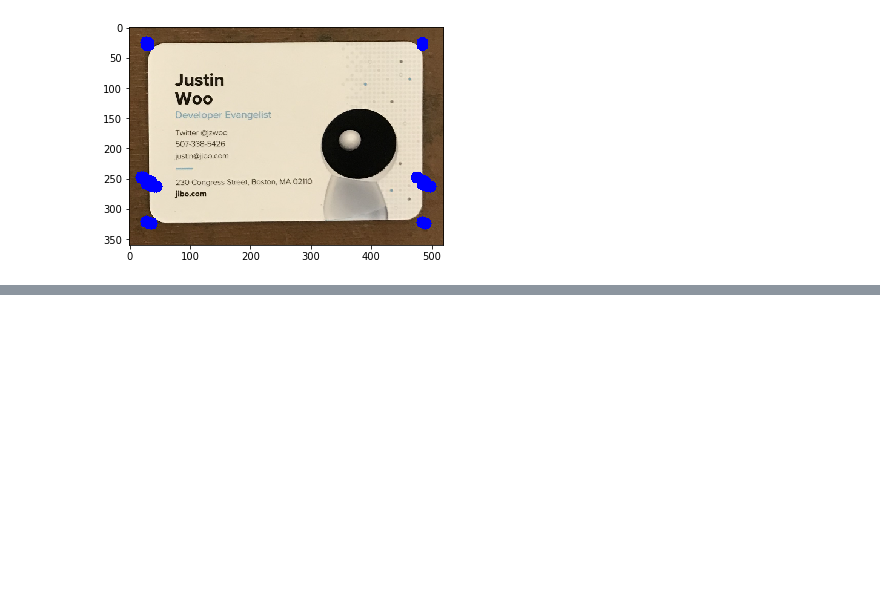
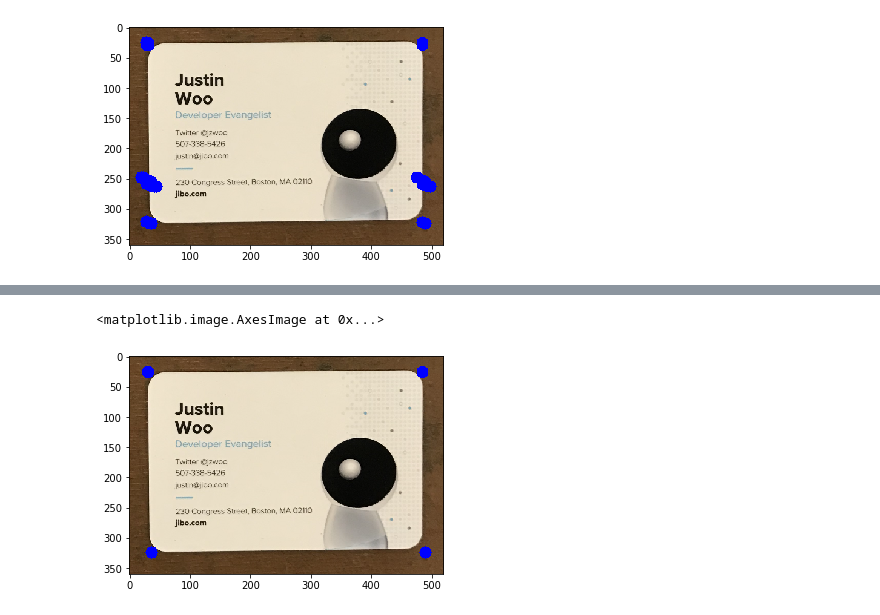
Before and after one commit to Averylamp/cARd, a Jupyter notebook: server/notebooks/vision_prototyping.ipynb, the cells around one changed output, grey strips where cells are left out. Saved outputs shown, nothing was run; the diff lists cells and outputs as text; code cells hidden in the pictures; blank space fills up the shorter version.

```diff
--- a/server/notebooks/vision_prototyping.ipynb
+++ b/server/notebooks/vision_prototyping.ipynb
@@ -67,0 +95,41 @@ theta
+# %%
+# find the 4 corners
+final_corner_image = image.copy()
+height, width = image.shape[:2]
+tl, tr, bl, br = None, None, None, None
+tl_min, tr_min, bl_min, br_min = None, None, None, None
+for x,y in filtered_intersections:
+    tl_dist = (x-0)**2 + (y-0)**2
+    tr_dist = (x-width)**2 + (y-0)**2
+    bl_dist = (x-0)**2 + (y-height)**2
+    br_dist = (x-width)**2 + (y-height)**2
+
+    # top left
+    if tl_min is None or tl_dist < tl_min:
+        tl = (x,y)
+        tl_min = tl_dist
+
+    # top right
+    if tr_min is None or tr_dist < tr_min:
+        tr = (x,y)
+        tr_min = tr_dist
+
+    # bottom left
+    if bl_min is None or bl_dist < bl_min:
+        bl = (x,y)
+        bl_min = bl_dist
+
+    # bottom right
+    if br_min is None or br_dist < br_min:
+        br = (x,y)
+        br_min = br_dist
+
+# final points
+final_points = [tl, tr, bl, br]
+for point in final_points:
+    cv2.circle(final_corner_image, point, 10, (0,0,255), -1)
+
+plt.imshow(final_corner_image)
+# %% [output]
+<matplotlib.image.AxesImage at 0x...>
+[figure, added]
```
Also changed, not shown: parts of 6 cells of this notebook.
